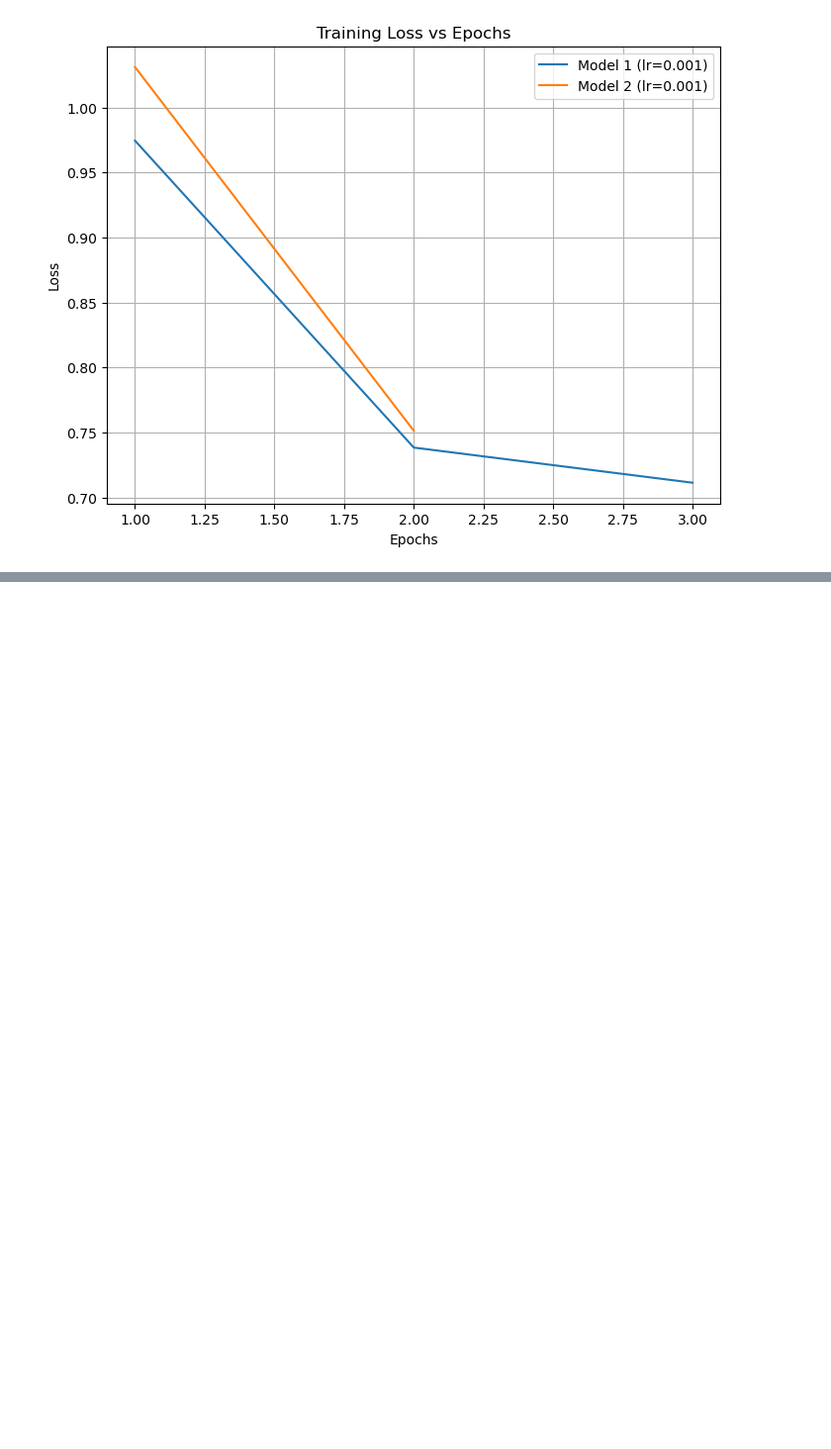
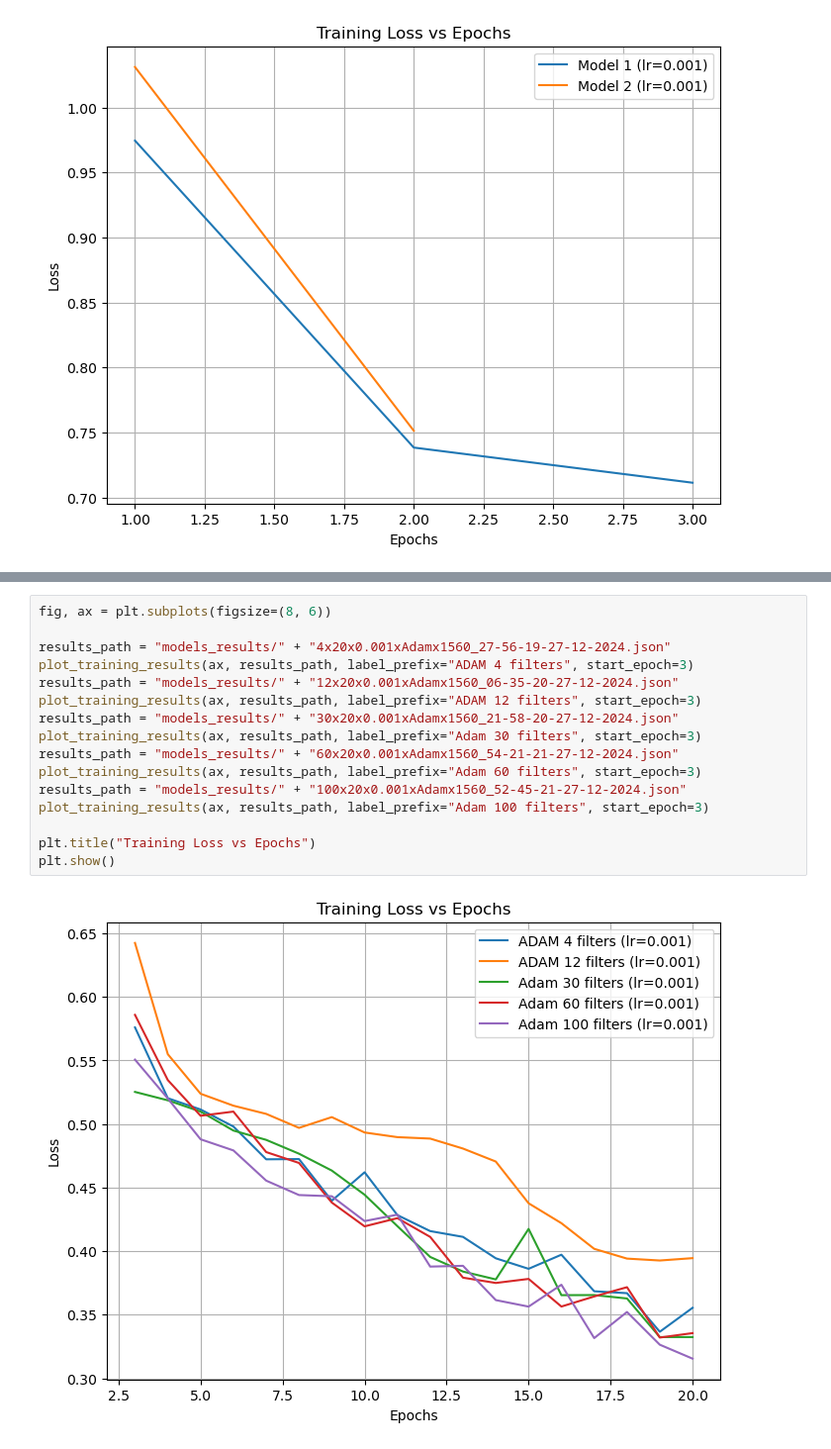
Before and after one commit to mouradianelen/VoiceRecognition, a Jupyter notebook: graphs.ipynb, the cells around one changed output, grey strips where cells are left out. Shown at 99% size. Cells and saved outputs as stored; diff of their text form; blank space fills up the shorter version.

```diff
--- a/graphs.ipynb
+++ b/graphs.ipynb
@@ -352,0 +374,18 @@ plt.show()
+# %%
+fig, ax = plt.subplots(figsize=(8, 6))
+
+results_path = "models_results/" + "4x20x0.001xAdamx1560_27-56-19-27-12-2024.json"
+plot_training_results(ax, results_path, label_prefix="ADAM 4 filters", start_epoch=3)
+results_path = "models_results/" + "12x20x0.001xAdamx1560_06-35-20-27-12-2024.json"
+plot_training_results(ax, results_path, label_prefix="ADAM 12 filters", start_epoch=3)
+results_path = "models_results/" + "30x20x0.001xAdamx1560_21-58-20-27-12-2024.json"
+plot_training_results(ax, results_path, label_prefix="Adam 30 filters", start_epoch=3)
+results_path = "models_results/" + "60x20x0.001xAdamx1560_54-21-21-27-12-2024.json"
+plot_training_results(ax, results_path, label_prefix="Adam 60 filters", start_epoch=3)
+results_path = "models_results/" + "100x20x0.001xAdamx1560_52-45-21-27-12-2024.json"
+plot_training_results(ax, results_path, label_prefix="Adam 100 filters", start_epoch=3)
+
+plt.title("Training Loss vs Epochs")
+plt.show()
+# %% [output]
+[figure, added]
```
Also changed, not shown: parts of 3 cells of this notebook, 1 other file.
